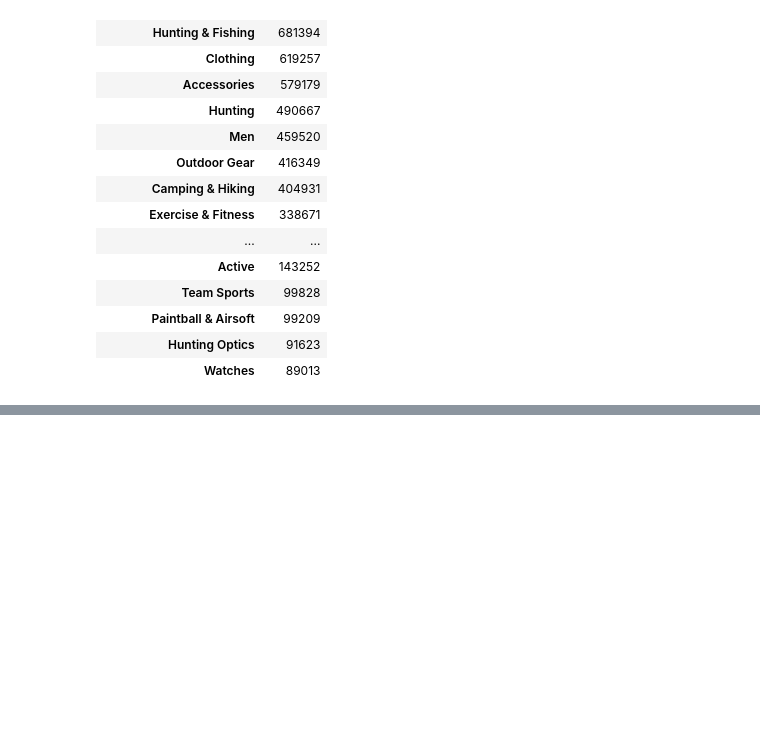
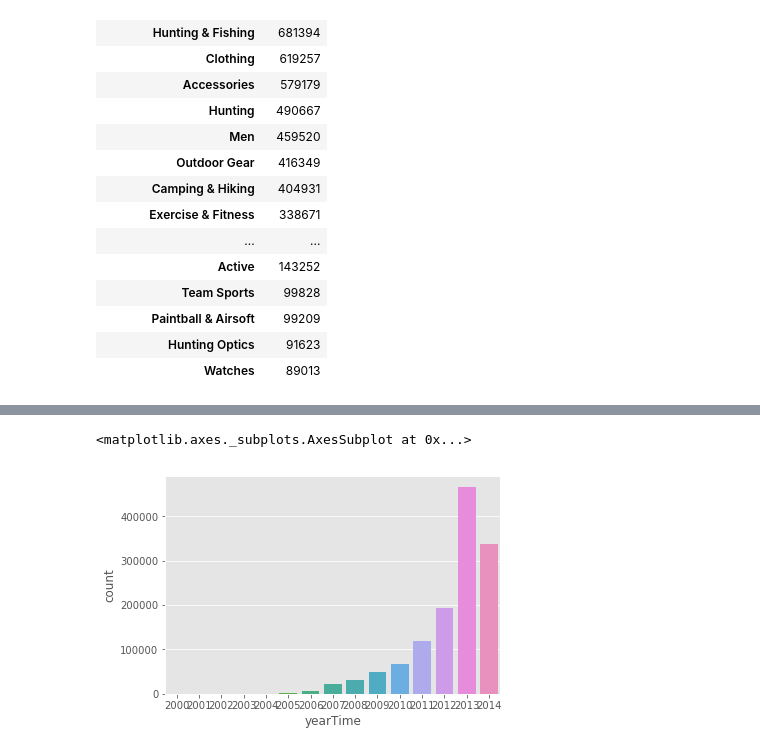
Before and after one commit to darioAnongba/EPFL-ADA, a Jupyter notebook: project/Project.ipynb, the cells around one changed output, grey strips where cells are left out. Drawn from its saved outputs; the diff is of its cells as text; code cells hidden in the pictures; blank space fills up the shorter version.

```diff
--- a/project/Project.ipynb
+++ b/project/Project.ipynb
@@ -1,6 +1,9 @@
 # %%
+%matplotlib inline
 import pandas as pd
 import numpy as np
+import seaborn as sb
 import gzip
-import ast
+import matplotlib.pyplot as plt
+plt.style.use('ggplot')
 # %%
@@ -20,11 +57,18 @@ def getDF(path):
 ##### Reading files and transforming into DF #####
 
 # Grocery and Gourmet Food (TAKES 3 MIN)
-#reviews_food_df = getDF('data/reviews_Grocery_and_Gourmet_Food.json.gz')
-#meta_food_df = getDF('data/meta_Grocery_and_Gourmet_Food.json.gz')
+reviews_food_df = getDF('data/reviews_Grocery_and_Gourmet_Food.json.gz')
+meta_food_df = getDF('data/meta_Grocery_and_Gourmet_Food.json.gz')
 
 # Sports and Outdoors (CAREFUL, TAKES ~25 MIN)
-#reviews_sport_df = getDF('data/reviews_Sports_and_Outdoors.json.gz')
-#meta_sport_df = getDF('data/meta_Sports_and_Outdoors.json.gz')
+reviews_sport_df = getDF('data/reviews_Sports_and_Outdoors.json.gz')
+meta_sport_df = getDF('data/meta_Sports_and_Outdoors.json.gz')
+# %%
+# Add columns about time from unixReviewTime in reviews DF
+reviews_food_df = df_with_datetime(reviews_food_df, 'yearTime', '%Y')
+reviews_food_df = df_with_datetime(reviews_food_df, 'yearMonthTime', '%Y-%m')
+
+reviews_sport_df = df_with_datetime(reviews_sport_df, 'yearTime', '%Y')
+reviews_sport_df = df_with_datetime(reviews_sport_df, 'yearMonthTime', '%Y-%m')
 # %% [markdown]
 First, let's try to see what are the types of items that have been reviewed by people by looking at the different categories in the data from "Grocery and Gourmet Food" and "Sports and Outdoors".
@@ -92,0 +186,6 @@ sport_cat_count_df.head(20)
+# %%
+# Show number of reviews for 'Grocery & Gourmet Food' over time
+sb.countplot(x='yearTime', data=reviews_food_df)
+# %% [output]
+<matplotlib.axes._subplots.AxesSubplot at 0x...>
+[figure, added]
```
Also changed, not shown: parts of 16 cells of this notebook.
